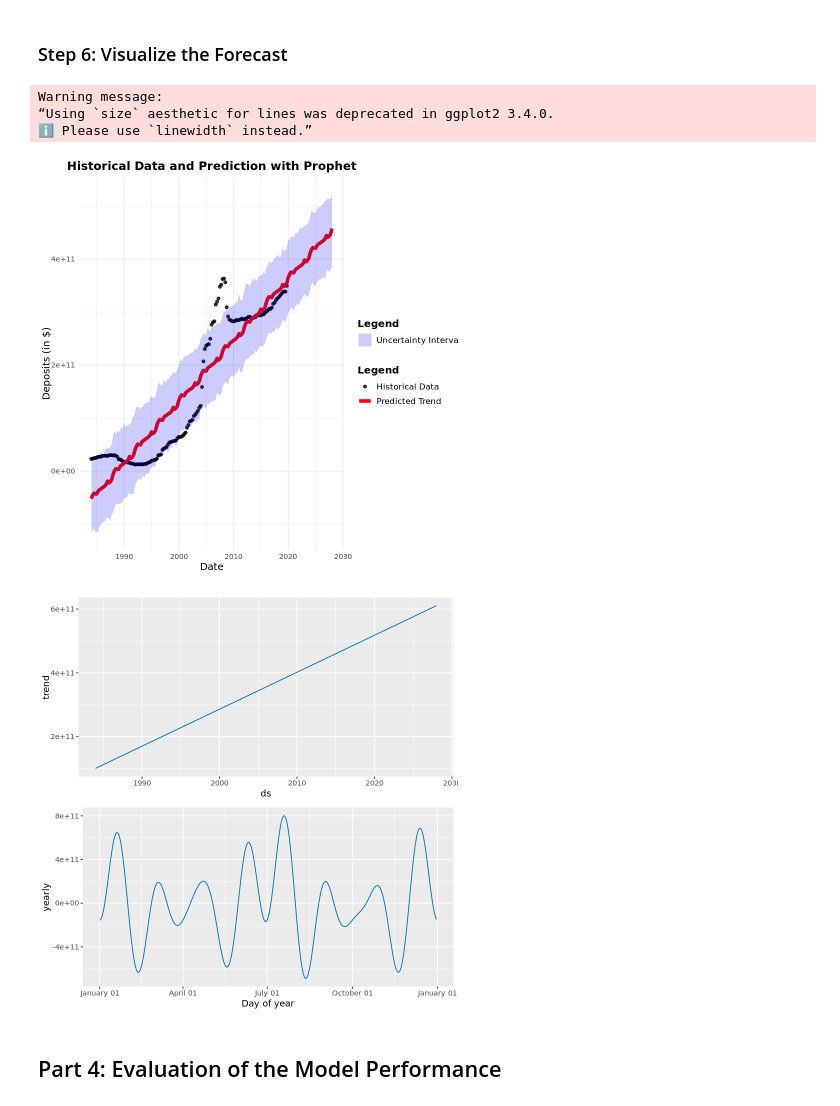
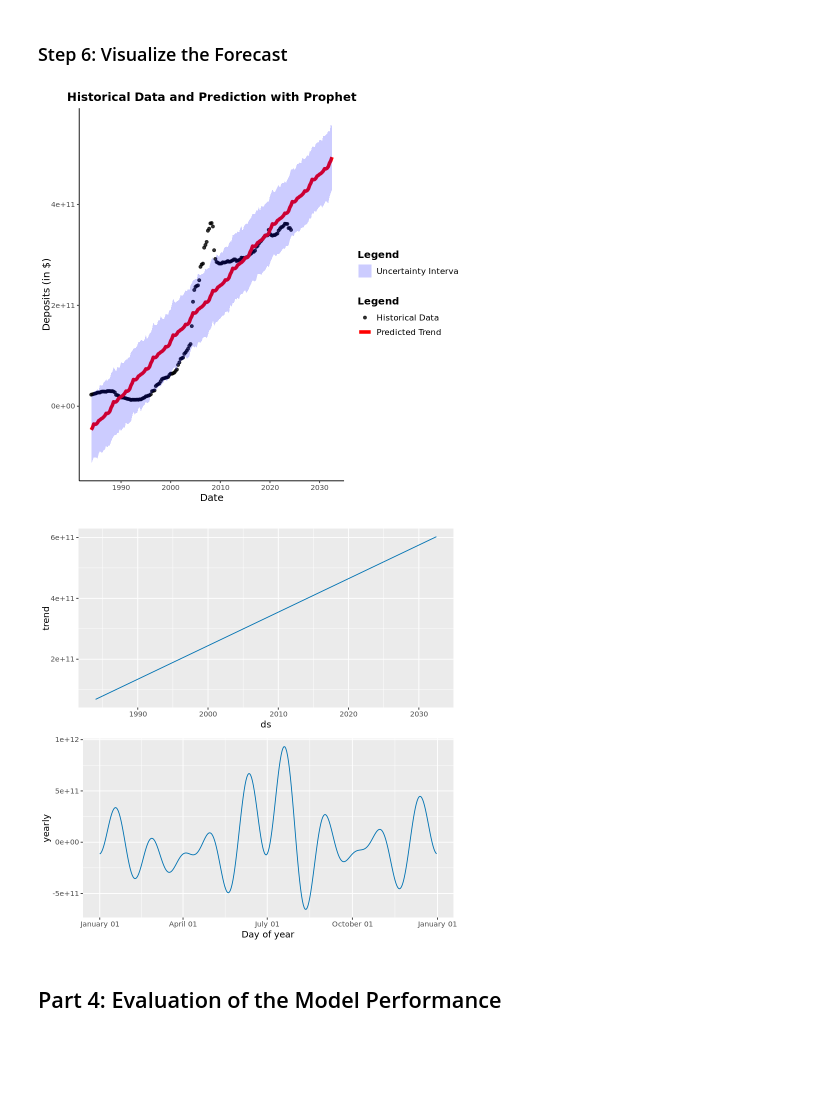
Before and after one commit to nzarama-kouadio/DUKE_MIDS_QFC_Final_Project, a Jupyter notebook: model_prediction/prophet_model.ipynb, the cells around one changed output. Saved outputs shown, nothing was run; the diff lists cells and outputs as text; code cells hidden in the pictures; blank space fills up the shorter version.

```diff
--- a/model_prediction/prophet_model.ipynb
+++ b/model_prediction/prophet_model.ipynb
@@ -342,11 +334,8 @@ test_data <- deposit_levels[deposit_levels$time_as_date > "2019-12-31", ]  # Tes
 # Step 1: Prepare data for prophet to work
 
 # you have to rename them as ds and y for prophet to work and it will automatically ignore all other columns ==> RULE
-train_data$ds <- as.Date(train_data$time_as_date)
-train_data$y <- train_data$deposits
-
-test_data$ds <- as.Date(test_data$time_as_date)
-test_data$y <- test_data$deposits
+prophet_data_1$ds <- as.Date(prophet_data_1$time_as_date)
+prophet_data_1$y <- prophet_data_1$deposits
 # %% [markdown]
 ### Step 3: Fit Prophet on training data
 # %%
@@ -355,7 +344,7 @@ prophet_model<- prophet(changepoints = c("2008-01-01")) # Add Customizations bas
 # We can later add on additional regressor to the best model
 
 # Step 2: Fit the model: Training the model
-prophet_model <- fit.prophet(prophet_model, train_data) # syntax
+prophet_model <- fit.prophet(prophet_model, prophet_data_1) # syntax
 # %% [output]
 Disabling weekly seasonality. Run prophet with weekly.seasonality=TRUE to override this.
 
@@ -367,6 +356,6 @@ Optimization terminated abnormally. Falling back to Newton optimizer.
 # %% [markdown]
 ### Step 4: Create a Future Dataframe
 # %%
-future_train_data <- make_future_dataframe(prophet_model, periods = 33, freq = "quarter") # start counting from the end of the training data: 2020 Q4 to 2028 Q1
-#future_train_data # The output of make_future_dataframe() will include both the training data dates and the newly created future dates.
+future_data <- make_future_dataframe(prophet_model, periods = 33, freq = "quarter") # start counting from the end of the training data: 2020 Q4 to 2028 Q1
+#future_data # The output of make_future_dataframe() will include both the training data dates and the newly created future dates.
 # %%
@@ -374,5 +363,5 @@ future_train_data <- make_future_dataframe(prophet_model, periods = 33, freq = "
 # %% [markdown]
 ### Step 5: Predict Future Values
 # %%
-prediction_train_data <- predict(prophet_model, future_train_data)
+prediction_data <- predict(prophet_model, future_data)
 # %%
@@ -381,52 +370,50 @@ prediction_train_data <- predict(prophet_model, future_train_data)
 ### Step 6: Visualize the Forecast
 # %%
 # Ensure 'ds' is a Date object
-train_data$ds <- as.Date(train_data$ds)
-prediction_train_data$ds <- as.Date(prediction_train_data$ds)
+prophet_data_1$ds <- as.Date(prophet_data_1$ds)
+prediction_data$ds <- as.Date(prediction_data$ds)
 
 ggplot() +
   # Add historical data points
-  geom_point(data = train_data, aes(x = ds, y = y, color = "Historical Data"), size = 1.5, alpha = 0.8) +
+  geom_point(data = prophet_data_1, aes(x = ds, y = y, color = "Historical Data"), size = 1.5, alpha = 0.8) +
   # Add the predicted trend line
-  geom_line(data = prediction_train_data, aes(x = ds, y = yhat, color = "Predicted Trend"), size = 2) +
+  geom_line(data = prediction_data, aes(x = ds, y = yhat, color = "Predicted Trend"), size = 2) +
   # Add uncertainty intervals for predictions
   geom_ribbon(
-    data = prediction_train_data,
+    data = prediction_data,
     aes(x = ds, ymin = yhat_lower, ymax = yhat_upper, fill = "Uncertainty Interval"),
     alpha = 0.2
   ) +
   # Add labels and a title
   labs(
     title = "Historical Data and Prediction with Prophet",
     x = "Date",
     y = "Deposits (in $)",
     color = "Legend",
     fill = "Legend"
   ) +
   # Customize colors for the legend
   scale_color_manual(
     values = c("Historical Data" = "black", "Predicted Trend" = "red")
   ) +
   scale_fill_manual(
     values = c("Uncertainty Interval" = "blue")
   ) +
   # Add a minimal theme
   theme_minimal() +
+  theme_classic() +
   theme(
     plot.title = element_text(hjust = 0.5, size = 14, face = "bold"),
     axis.title.x = element_text(size = 12),
     axis.title.y = element_text(size = 12),
     legend.title = element_text(size = 12, face = "bold"),
     legend.text = element_text(size = 10)
   )
 # %% [output]
-Warning message:
-“Using `size` aesthetic for lines was deprecated in ggplot2 3.4.0.
-ℹ Please use `linewidth` instead.”
-[figure, old version]
+[figure, new version]
 # %%
-prophet_plot_components(prophet_model, prediction_train_data)
+prophet_plot_components(prophet_model, prediction_data)
 # %% [output]
-[figure, old version]
+[figure, new version]
 # %% [markdown]
 ## Part 4: Evaluation of the Model Performance
```
Also changed, not shown: parts of 25 cells of this notebook, 1 other file.
